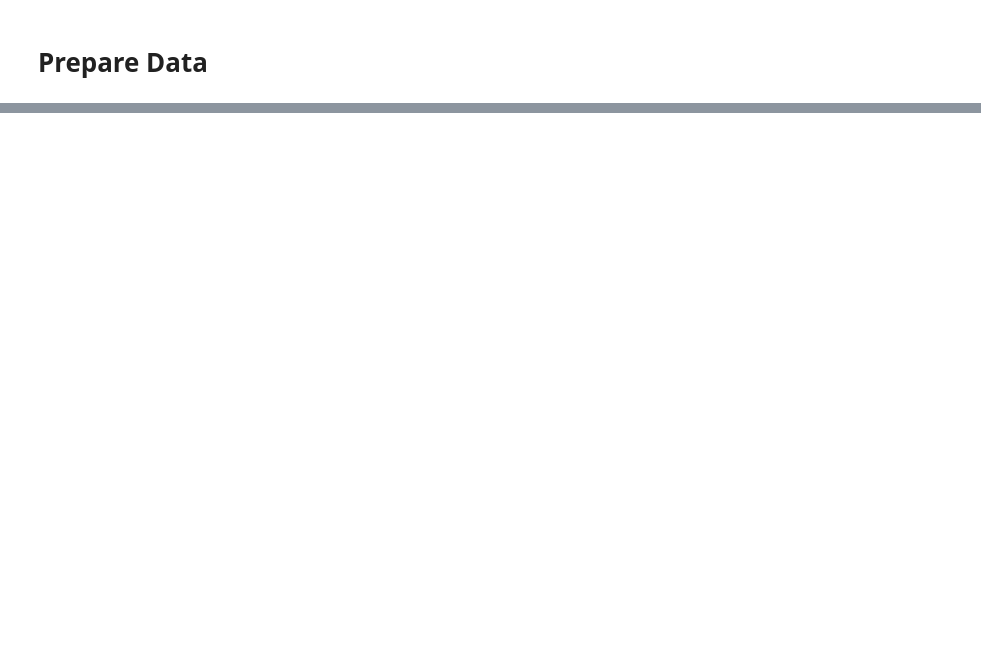
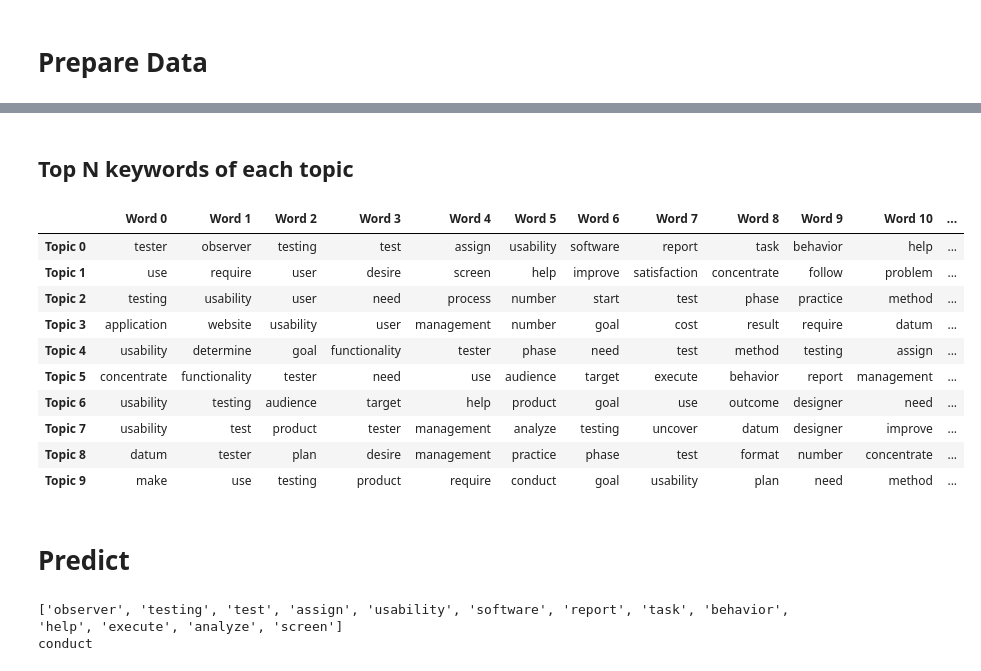
Before and after one commit to id-shiv/knowledge_base, a Jupyter notebook: [Project_107]_Topic_Modelling_LDA.ipynb, the cells around one changed output, grey strips where cells are left out. Drawn from its saved outputs; the diff is of its cells as text; code cells hidden in the pictures; blank space fills up the shorter version.

```diff
--- a/[Project_107]_Topic_Modelling_LDA.ipynb
+++ b/[Project_107]_Topic_Modelling_LDA.ipynb
@@ -252,0 +215,17 @@ For (2), exploring the Intertopic Distance Plot can help you learn about how top
+# %%
+# Build LDA Model
+lda_model = LatentDirichletAllocation(n_components=10,               # Number of topics
+                                      max_iter=10,
+# Max learning iterations
+                                      learning_method='online',
+                                      random_state=100,
+# Random state
+                                      batch_size=32,
+# n docs in each learning iter
+                                      evaluate_every = -1,
+# compute perplexity every n iters, default: Don't
+                                      n_jobs = -1,
+# Use all available CPUs
+                                     )
+lda_output = lda_model.fit_transform(data_vectorized)
+print(lda_model)  # Model attributes
@@ -310,0 +394,62 @@ topic
+# %% [markdown]
+## Top N keywords of each topic
+# %%
+# Show top n keywords for each topic
+def show_topics(vectorizer=vectorizer, lda_model=lda_model, n_words=20):
+    keywords = np.array(vectorizer.get_feature_names())
+    topic_keywords = []
+    for topic_weights in lda_model.components_:
+        top_keyword_locs = (-topic_weights).argsort()[:n_words]
+        topic_keywords.append(keywords.take(top_keyword_locs))
+    return topic_keywords
+
+topic_keywords = show_topics(vectorizer=vectorizer, lda_model=best_lda_model, n_words=15)
+
+# Topic - Keywords Dataframe
+df_topic_keywords = pd.DataFrame(topic_keywords)
+df_topic_keywords.columns = ['Word '+str(i) for i in range(df_topic_keywords.shape[1])]
+df_topic_keywords.index = ['Topic '+str(i) for i in range(df_topic_keywords.shape[0])]
+df_topic_keywords
+# %% [output]
+|  | Word 0 | Word 1 | Word 2 | Word 3 | Word 4 | Word 5 | Word 6 | Word 7 | Word 8 | Word 9 | Word 10 | ... |
+| Topic 0 | tester | observer | testing | test | assign | usability | software | report | task | behavior | help | ... |
+| Topic 1 | use | require | user | desire | screen | help | improve | satisfaction | concentrate | follow | problem | ... |
+| Topic 2 | testing | usability | user | need | process | number | start | test | phase | practice | method | ... |
+| Topic 3 | application | website | usability | user | management | number | goal | cost | result | require | datum | ... |
+| Topic 4 | usability | determine | goal | functionality | tester | phase | need | test | method | testing | assign | ... |
+| Topic 5 | concentrate | functionality | tester | need | use | audience | target | execute | behavior | report | management | ... |
+| Topic 6 | usability | testing | audience | target | help | product | goal | use | outcome | designer | need | ... |
+| Topic 7 | usability | test | product | tester | management | analyze | testing | uncover | datum | designer | improve | ... |
+| Topic 8 | datum | tester | plan | desire | management | practice | phase | test | format | number | concentrate | ... |
+| Topic 9 | make | use | testing | product | require | conduct | goal | usability | plan | need | method | ... |
+# %% [markdown]
+# Predict
+# %%
+# Define function to predict topic for a given text document.
+nlp = spacy.load('en', disable=['parser', 'ner'])
+def predict_topic(text, nlp=nlp):
+    global sent_to_words
+    global lemmatization
+# Step 1: Clean with simple_preprocess
+    mytext_2 = list(sent_to_words(text))
+# Step 2: Lemmatize
+    mytext_3 = lemmatization(mytext_2, allowed_postags=['NOUN', 'ADJ', 'VERB', 'ADV'])
+# Step 3: Vectorize transform
+    mytext_4 = vectorizer.transform(mytext_3)
+# Step 4: LDA Transform
+    topic_probability_scores = best_lda_model.transform(mytext_4)
+    topic = df_topic_keywords.iloc[np.argmax(topic_probability_scores), 1:14].values.tolist()
+
+    # Step 5: Infer Topic
+    infer_topic = df_topic_keywords.iloc[np.argmax(topic_probability_scores), -1]
+
+    #topic_guess = df_topic_keywords.iloc[np.argmax(topic_probability_scores), Topics]
+    return infer_topic, topic, topic_probability_scores
+# Predict the topic
+mytext = ["Very Useful in diabetes age 30. I need control sugar. thanks Good deal"]
+infer_topic, topic, prob_scores = predict_topic(text = mytext)
+print(topic)
+print(infer_topic)
+# %% [output]
+['observer', 'testing', 'test', 'assign', 'usability', 'software', 'report', 'task', 'behavior', 'help', 'execute', 'analyze', 'screen']
+conduct
```
Also changed, not shown: parts of 52 cells of this notebook.
